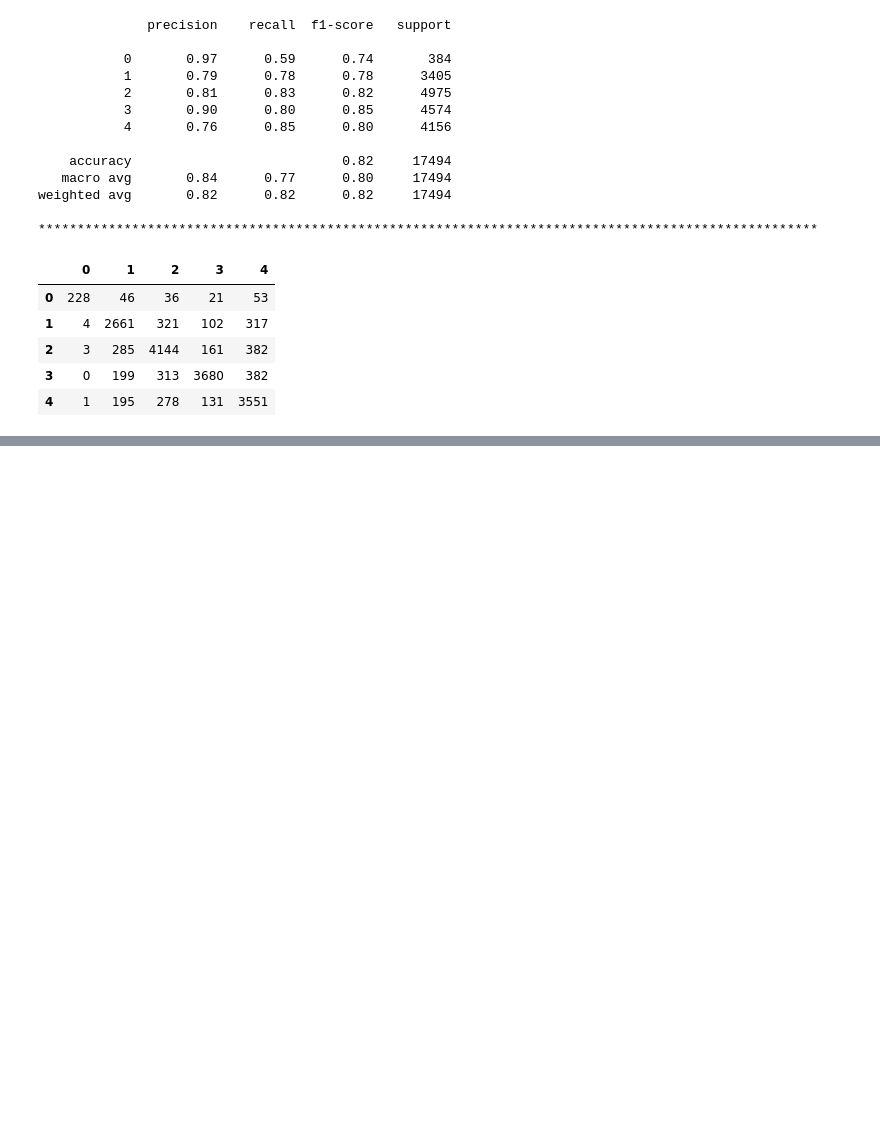
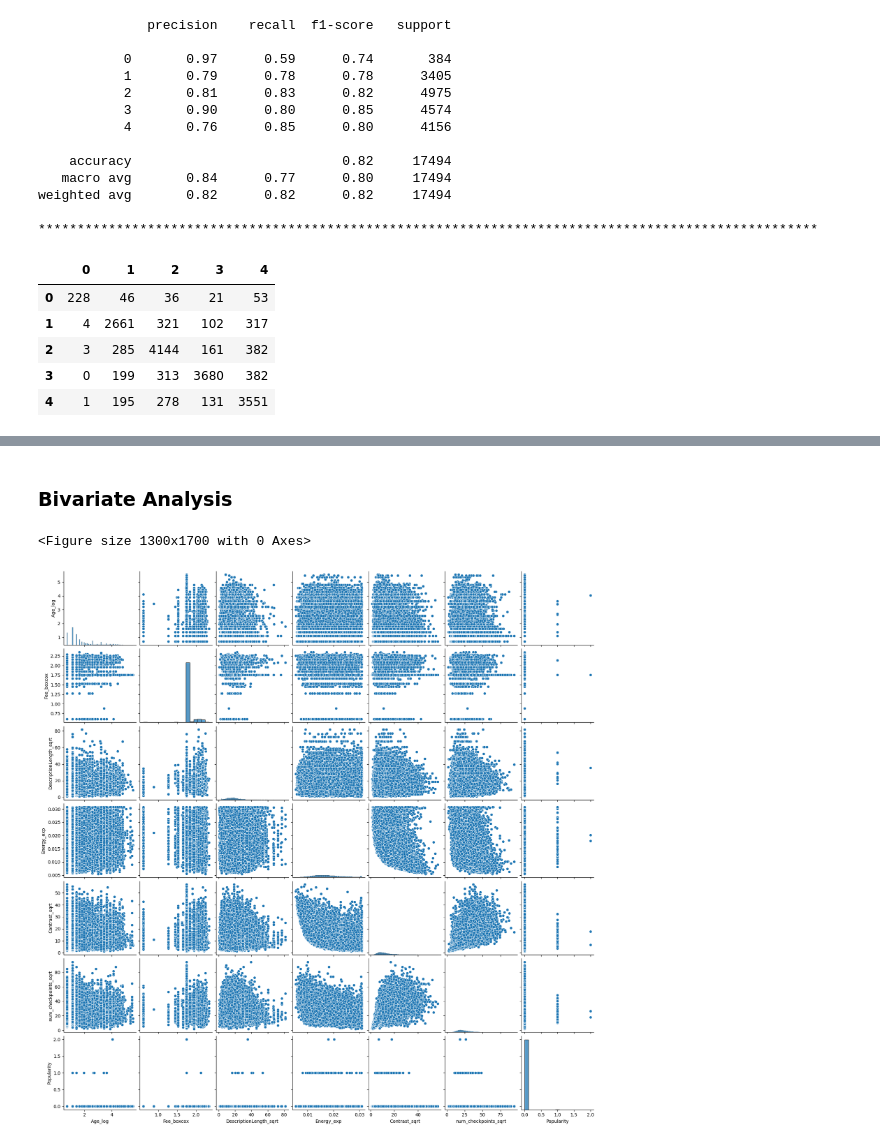
Before and after one commit to wyieborn/Pet-Finder-Adoption, a Jupyter notebook: eda_features_engineering_model_antonio/PetFinder_Analytics.ipynb, the cells around one changed output, grey strips where cells are left out. Saved outputs shown, nothing was run; the diff lists cells and outputs as text; code cells hidden in the pictures; blank space fills up the shorter version.

```diff
--- a/eda_features_engineering_model_antonio/PetFinder_Analytics.ipynb
+++ b/eda_features_engineering_model_antonio/PetFinder_Analytics.ipynb
@@ -712,0 +888,12 @@ weighted avg       0.82      0.82      0.82     17494
+# %% [markdown]
+### Bivariate Analysis
+# %%
+# Let's consider these features to identify correlations between each others in plots
+features = ['Age_log', 'Fee_boxcox', 'DescriptionLength_sqrt',
+            'Energy_exp', 'Contrast_sqrt', 'num_checkpoints_sqrt', 'Popularity']
+plt.figure(figsize=(13,17))
+sns.pairplot(data=df_petf[features])
+plt.show()
+# %% [output]
+<Figure size 1300x1700 with 0 Axes>
+[figure, added]
```
Also changed, not shown: parts of 24 cells of this notebook, 1 other file.
